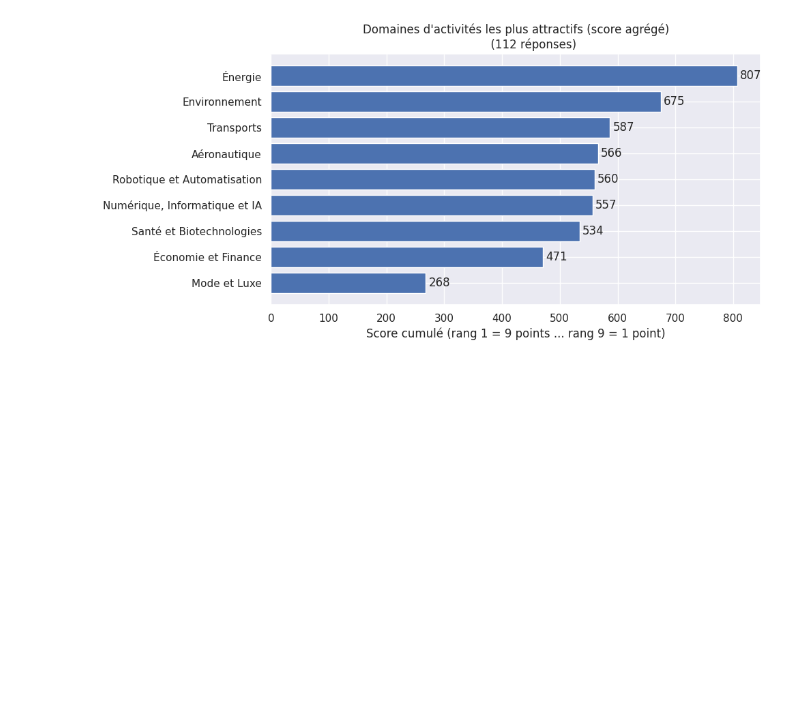
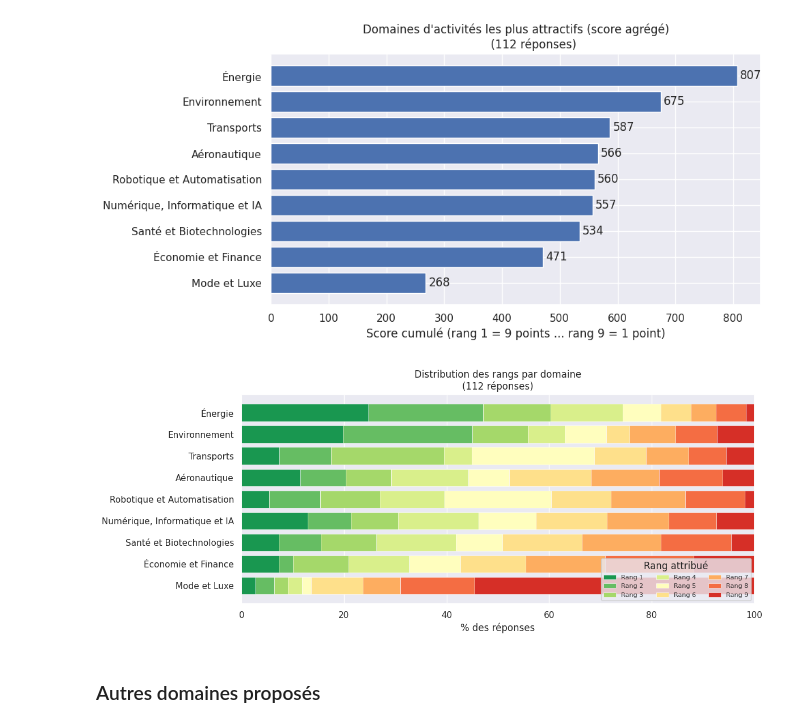
Before and after one commit to erhel-czc/sondage-promo-pole-N, a Jupyter notebook: analysis.ipynb, the cells around one changed output. Cells and saved outputs as stored; diff of their text form; code cells hidden in the pictures; blank space fills up the shorter version.

```diff
--- a/analysis.ipynb
+++ b/analysis.ipynb
@@ -302,0 +245,55 @@ plt.show()
+# %%
+# Rank distribution: how often each domain was ranked 1st, 2nd, …9th
+rank_matrix = {}
+for record in records:
+    d = record["domain"]
+    r = record["rank"]
+    rank_matrix.setdefault(d, {})[r] = rank_matrix.get(d, {}).get(r, 0) + 1
+
+all_ranks = list(range(1, max_rank + 1))
+domains_ordered = domain_stats.sort_values("total_score", ascending=True).index.tolist()
+
+# Build a 2-D array: domains (rows) x ranks (cols), normalised to %
+matrix = np.zeros((len(domains_ordered), len(all_ranks)))
+
+for i, d in enumerate(domains_ordered):
+    total = sum(rank_matrix.get(d, {}).values())
+    for j, r in enumerate(all_ranks):
+        matrix[i, j] = rank_matrix.get(d, {}).get(r, 0) / total * 100 if total else 0
+
+# Diverging colormap, green for top ranks, red for bottom ranks
+cmap = plt.get_cmap("RdYlGn_r")
+rank_colors = [cmap(r / (max_rank + 1)) for r in all_ranks]
+
+fig, ax = plt.subplots(figsize=(12, 5))
+lefts = np.zeros(len(domains_ordered))
+for j, r in enumerate(all_ranks):
+    ax.barh(domains_ordered,
+            matrix[:, j],
+            left=lefts,
+            color=rank_colors[j],
+            label=f"Rang {r}",
+            edgecolor="white",
+            linewidth=0.4,)
+    lefts += matrix[:, j]
+
+ax.set_xlabel("% des réponses")
+ax.set_title(f"Distribution des rangs par domaine\n"
+             f"({n_domain_responses} réponses)")
+
+ax.set_xlim(0, 100)
+ax.legend(
+    title="Rang attribué",
+    loc="lower right",
+    ncol=3,
+    fontsize=8,
+)
+
+plt.tight_layout()
+plt.savefig("plots/domains_rank_distribution.svg", bbox_inches="tight")
+plt.savefig("plots/domains_rank_distribution.pdf", bbox_inches="tight")
+plt.show()
+# %% [output]
+[figure, added]
+# %% [markdown]
+### Autres domaines proposés
```
Also changed, not shown: parts of 11 cells of this notebook, 12 other files.
